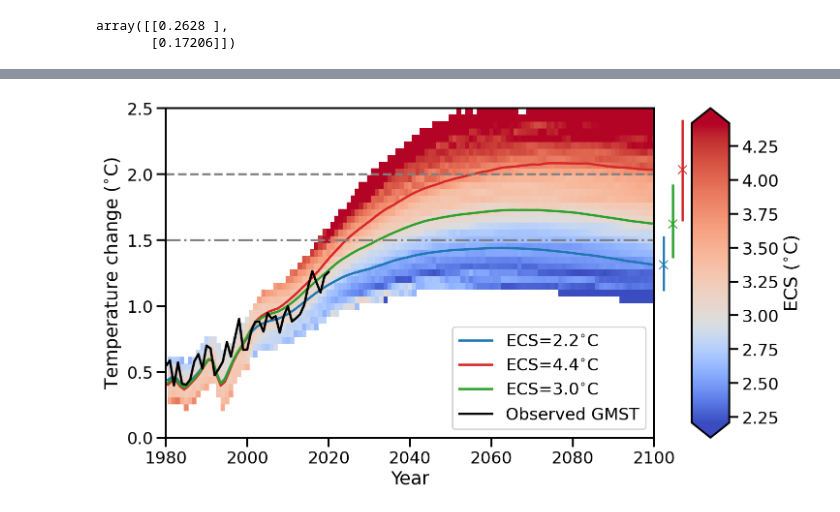
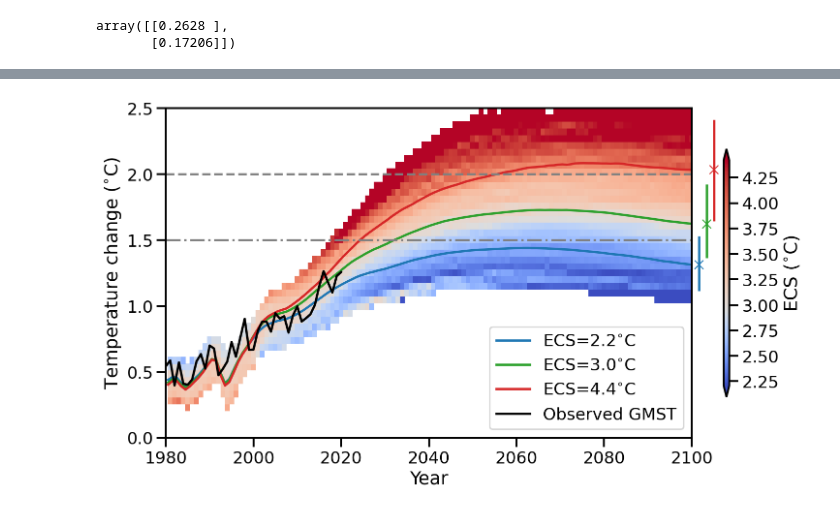
Before and after one commit to chrisroadmap/ar6-aerosol-uncertainty, a Jupyter notebook: notebooks/paper_figures.ipynb, the cells around one changed output, grey strips where cells are left out. Saved outputs shown, nothing was run; the diff lists cells and outputs as text; code cells hidden in the pictures.

Commit message:
Figure updates

```diff
--- a/notebooks/paper_figures.ipynb
+++ b/notebooks/paper_figures.ipynb
@@ -273,7 +258,7 @@ with sns.plotting_context('talk'):
     fig = plt.figure(figsize=(10,6), dpi=150)
 
     gs = fig.add_gridspec(1, 15,wspace=0.)
-    ax = fig.add_subplot(gs[0,:-2])
+    ax = fig.add_subplot(gs[0,:-1])
 
     divnorm = TwoSlopeNorm(*mean_erfs.quantile([0.5, 0.1, 0.9]).values)
 
@@ -283,9 +268,9 @@ with sns.plotting_context('talk'):
                     cmap='coolwarm_r', norm=divnorm)
 
 
-    ssp_119_T.loc[1980:, erf_constraints.weak_aer.values].median(axis=1).plot(label='$F_{aer}=-0.5Wm^{-2}$', c='tab:blue')
-    ssp_119_T.loc[1980:, erf_constraints.strong_aer.values].median(axis=1).plot(label='$F_{aer}=-1.5Wm^{-2}$', c='tab:red')
-    ssp_119_T.loc[1980:, erf_constraints.mid_aer.values].median(axis=1).plot(label='$F_{aer}=-1.0Wm^{-2}$', c='tab:green')
+    ssp_119_T.loc[1980:, erf_constraints.weak_aer.values].median(axis=1).plot(label='$F_{aer}=-0.5\pm0.1Wm^{-2}$', c=colors['weak'])
+    ssp_119_T.loc[1980:, erf_constraints.mid_aer.values].median(axis=1).plot(label='$F_{aer}=-1.0\pm0.1Wm^{-2}$', c=colors['mid'])
+    ssp_119_T.loc[1980:, erf_constraints.strong_aer.values].median(axis=1).plot(label='$F_{aer}=-1.5\pm0.1Wm^{-2}$', c=colors['strong'])
 
     # Save these for the next plot...
     handles, labels = plt.gca().get_legend_handles_labels()
@@ -298,25 +283,25 @@ with sns.plotting_context('talk'):
     plt.legend()
 
     # Do the end of century ranges
-    ax1 = fig.add_subplot(gs[0,-2])
+    ax1 = fig.add_subplot(gs[0,-1])
     ax1.errorbar([-1.],
                  ssp_119_T.iloc[-1, erf_constraints.weak_aer.values].median(),
-                 get_robust_errs(ssp_119_T.iloc[-1, erf_constraints.weak_aer.values]), fmt='x', c='tab:blue'
+                 get_robust_errs(ssp_119_T.iloc[-1, erf_constraints.weak_aer.values]), fmt='x', c=colors['weak']
                 )
     ax1.errorbar([0],
                  ssp_119_T.iloc[-1, erf_constraints.mid_aer.values].median(),
-                 get_robust_errs(ssp_119_T.iloc[-1, erf_constraints.mid_aer.values]), fmt='x', c='tab:green'
+                 get_robust_errs(ssp_119_T.iloc[-1, erf_constraints.mid_aer.values]), fmt='x', c=colors['mid']
                 )
     ax1.errorbar([1.],
                  ssp_119_T.iloc[-1, erf_constraints.strong_aer.values].median(),
-                 get_robust_errs(ssp_119_T.iloc[-1, erf_constraints.strong_aer.values]), fmt='x', c='tab:red'
+                 get_robust_errs(ssp_119_T.iloc[-1, erf_constraints.strong_aer.values]), fmt='x', c=colors['strong']
                 )
     ax1.axis('off')
     plt.setp(ax1, xlim=[-2, 2], ylim=[0., 2.5])
 
-    cbar_ax = fig.add_subplot(gs[0,-1])
+#     cbar_ax = fig.add_subplot(gs[0,-2])
 
-    plt.colorbar(p, extend='both', label='$F_{aer}$ $Wm^{-2}$', cax=cbar_ax, shrink=10)
+    plt.colorbar(p, extend='both', label='$F_{aer}$ $Wm^{-2}$', ax=ax1, aspect=40)
 
 #     plt.tight_layout()
     plt.savefig("Figure_S1.png", bbox_inches="tight")
@@ -420,7 +402,7 @@ with sns.plotting_context('talk'):
     fig = plt.figure(figsize=(10,6), dpi=150)
 
     gs = fig.add_gridspec(1, 15,wspace=0.)
-    ax = fig.add_subplot(gs[0,:-2])
+    ax = fig.add_subplot(gs[0,:-1])
 
     divnorm = TwoSlopeNorm(*ecs_constraints.ECS.quantile([0.5, 0.1, 0.9]).values)
 
@@ -430,46 +412,46 @@ with sns.plotting_context('talk'):
                     cmap='coolwarm', norm=divnorm)
 
 
-    ssp_126_T.loc[1980:, ecs_constraints.low_ECS.values].median(axis=1).plot(label='ECS=$2.2^{\circ}$C', c='tab:blue')
-    ssp_126_T.loc[1980:, ecs_constraints.high_ECS.values].median(axis=1).plot(label='ECS=$4.4^{\circ}$C', c='tab:red')
-    ssp_126_T.loc[1980:, ecs_constraints.mid_ECS.values].median(axis=1).plot(label='ECS=$3.0^{\circ}$C', c='tab:green')
+    ssp_126_T.loc[1980:, ecs_constraints.low_ECS.values].median(axis=1).plot(label='ECS=$2.2^{\circ}$C', c=colors['weak'])
+    ssp_126_T.loc[1980:, ecs_constraints.mid_ECS.values].median(axis=1).plot(label='ECS=$3.0^{\circ}$C', c=colors['mid'])
+    ssp_126_T.loc[1980:, ecs_constraints.high_ECS.values].median(axis=1).plot(label='ECS=$4.4^{\circ}$C', c=colors['strong'])
 
     # Save these for the next plot...
     handles, labels = plt.gca().get_legend_handles_labels()
 
     observations.loc[1980:].rename(columns=dict(GMST='Observed GMST')).plot(ax=plt.gca(), color='k')
 
     plt.gca().axhline(1.5, ls='-.', c='grey')
     plt.gca().axhline(2, ls='--', c='grey')
     plt.setp(plt.gca(), xlim=[1980, 2100], xlabel='Year', ylabel='Temperature change ($^{\circ}$C)')
     plt.legend()
 
     # Do the end of century ranges
-    ax1 = fig.add_subplot(gs[0,-2])
+    ax1 = fig.add_subplot(gs[0,-1])
     ax1.errorbar([-1.],
                  ssp_126_T.iloc[-1, ecs_constraints.low_ECS.values].median(),
-                 get_robust_errs(ssp_126_T.iloc[-1, ecs_constraints.low_ECS.values]), fmt='x', c='tab:blue'
+                 get_robust_errs(ssp_126_T.iloc[-1, ecs_constraints.low_ECS.values]), fmt='x', c=colors['weak']
                 )
     ax1.errorbar([0],
                  ssp_126_T.iloc[-1, ecs_constraints.mid_ECS.values].median(),
-                 get_robust_errs(ssp_126_T.iloc[-1, ecs_constraints.mid_ECS.values]), fmt='x', c='tab:green'
+                 get_robust_errs(ssp_126_T.iloc[-1, ecs_constraints.mid_ECS.values]), fmt='x', c=colors['mid']
                 )
     ax1.errorbar([1.],
                  ssp_126_T.iloc[-1, ecs_constraints.high_ECS.values].median(),
-                 get_robust_errs(ssp_126_T.iloc[-1, ecs_constraints.high_ECS.values]), fmt='x', c='tab:red'
+                 get_robust_errs(ssp_126_T.iloc[-1, ecs_constraints.high_ECS.values]), fmt='x', c=colors['strong']
                 )
     ax1.axis('off')
     plt.setp(ax1, xlim=[-2, 2], ylim=[0., 2.5])
 
-    cbar_ax = fig.add_subplot(gs[0,-1])
+#     cbar_ax = fig.add_subplot(gs[0,-1])
 
-    plt.colorbar(p, extend='both', label='ECS ($^{\circ}$C)', cax=cbar_ax, shrink=10)
+    plt.colorbar(p, extend='both', label='ECS ($^{\circ}$C)', ax=ax1, aspect=40)
 
 #     plt.tight_layout()
     plt.savefig("Figure_S2.png", bbox_inches="tight")
     plt.show()
 # %% [output]
-[figure, old version]
+[figure, new version]
 # %%
 with sns.plotting_context("talk"):
 
```
Also changed, not shown: parts of 16 cells of this notebook, 5 other files.
